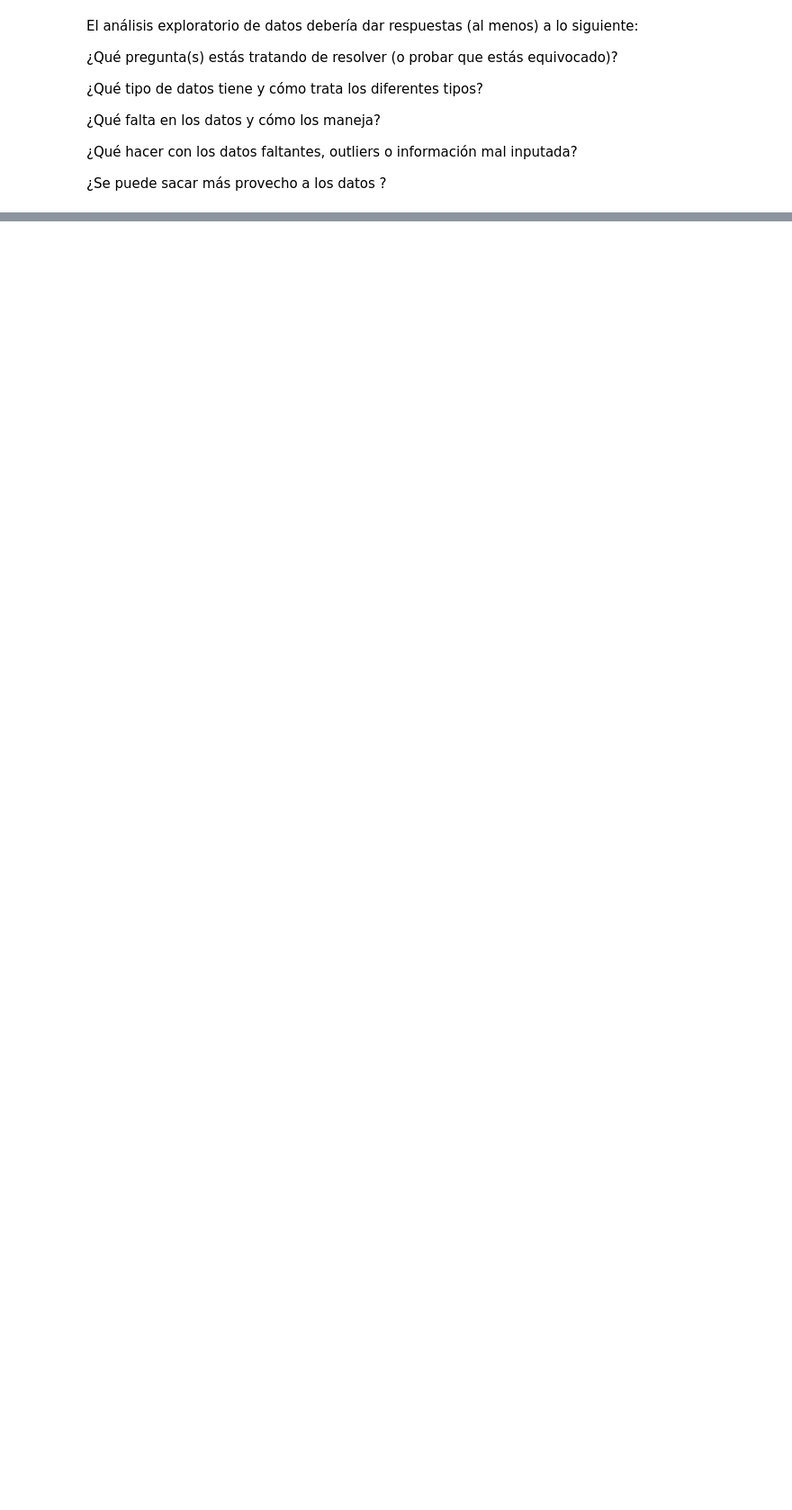
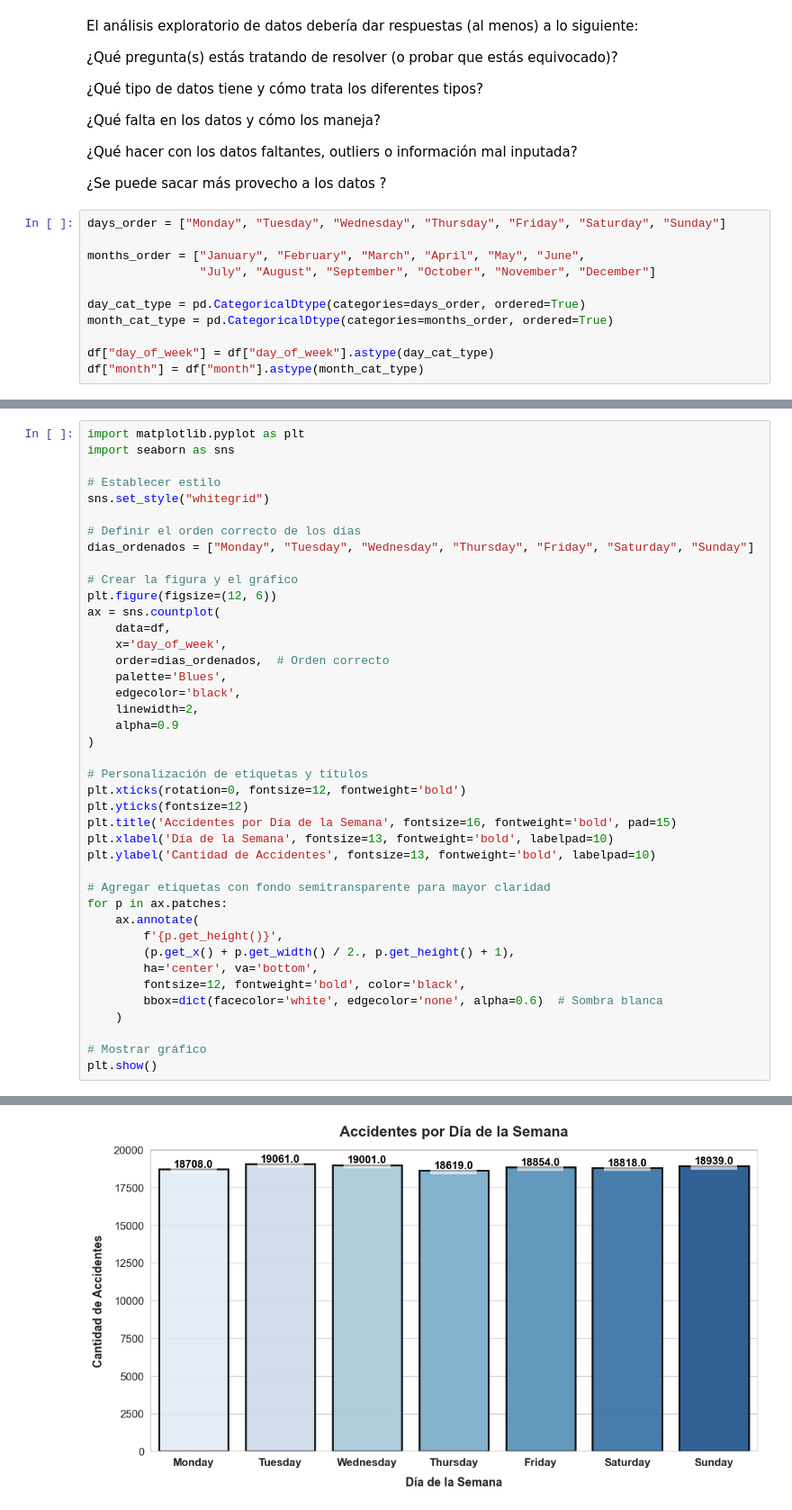
Before and after one commit to ntlg72/ETL-Global-Road-Accidents, a Jupyter notebook: notebooks/001_eda.ipynb, the cells around one changed output, grey strips where cells are left out. Shown at 90% size. Saved outputs shown, nothing was run; the diff lists cells and outputs as text; blank space fills up the shorter version.

```diff
--- a/notebooks/001_eda.ipynb
+++ b/notebooks/001_eda.ipynb
@@ -156,3 +216,14 @@ El análisis exploratorio de datos debería dar respuestas (al menos) a lo sigui
 ¿Qué hacer con los datos faltantes, outliers o información mal inputada?
 
 ¿Se puede sacar más provecho a los datos ?
+# %%
+days_order = ["Monday", "Tuesday", "Wednesday", "Thursday", "Friday", "Saturday", "Sunday"]
+
+months_order = ["January", "February", "March", "April", "May", "June",
+                "July", "August", "September", "October", "November", "December"]
+
+day_cat_type = pd.CategoricalDtype(categories=days_order, ordered=True)
+month_cat_type = pd.CategoricalDtype(categories=months_order, ordered=True)
+
+df["day_of_week"] = df["day_of_week"].astype(day_cat_type)
+df["month"] = df["month"].astype(month_cat_type)
@@ -158,0 +260,42 @@ El análisis exploratorio de datos debería dar respuestas (al menos) a lo sigui
+# %%
+import matplotlib.pyplot as plt
+import seaborn as sns
+
+# Establecer estilo
+sns.set_style("whitegrid")
+
+# Definir el orden correcto de los días
+dias_ordenados = ["Monday", "Tuesday", "Wednesday", "Thursday", "Friday", "Saturday", "Sunday"]
+
+# Crear la figura y el gráfico
+plt.figure(figsize=(12, 6))
+ax = sns.countplot(
+    data=df,
+    x='day_of_week',
+    order=dias_ordenados,  # Orden correcto
+    palette='Blues',
+    edgecolor='black',
+    linewidth=2,
+    alpha=0.9
+)
+
+# Personalización de etiquetas y títulos
+plt.xticks(rotation=0, fontsize=12, fontweight='bold')
+plt.yticks(fontsize=12)
+plt.title('Accidentes por Día de la Semana', fontsize=16, fontweight='bold', pad=15)
+plt.xlabel('Día de la Semana', fontsize=13, fontweight='bold', labelpad=10)
+plt.ylabel('Cantidad de Accidentes', fontsize=13, fontweight='bold', labelpad=10)
+
+# Agregar etiquetas con fondo semitransparente para mayor claridad
+for p in ax.patches:
+    ax.annotate(
+        f'{p.get_height()}',
+        (p.get_x() + p.get_width() / 2., p.get_height() + 1),
+        ha='center', va='bottom',
+        fontsize=12, fontweight='bold', color='black',
+        bbox=dict(facecolor='white', edgecolor='none', alpha=0.6)  # Sombra blanca
+    )
+
+# Mostrar gráfico
+plt.show()
+# %% [output]
@@ -158,0 +305 @@ El análisis exploratorio de datos debería dar respuestas (al menos) a lo sigui
+[figure, added]
```
Also changed, not shown: parts of 13 cells of this notebook, 2 other files.
